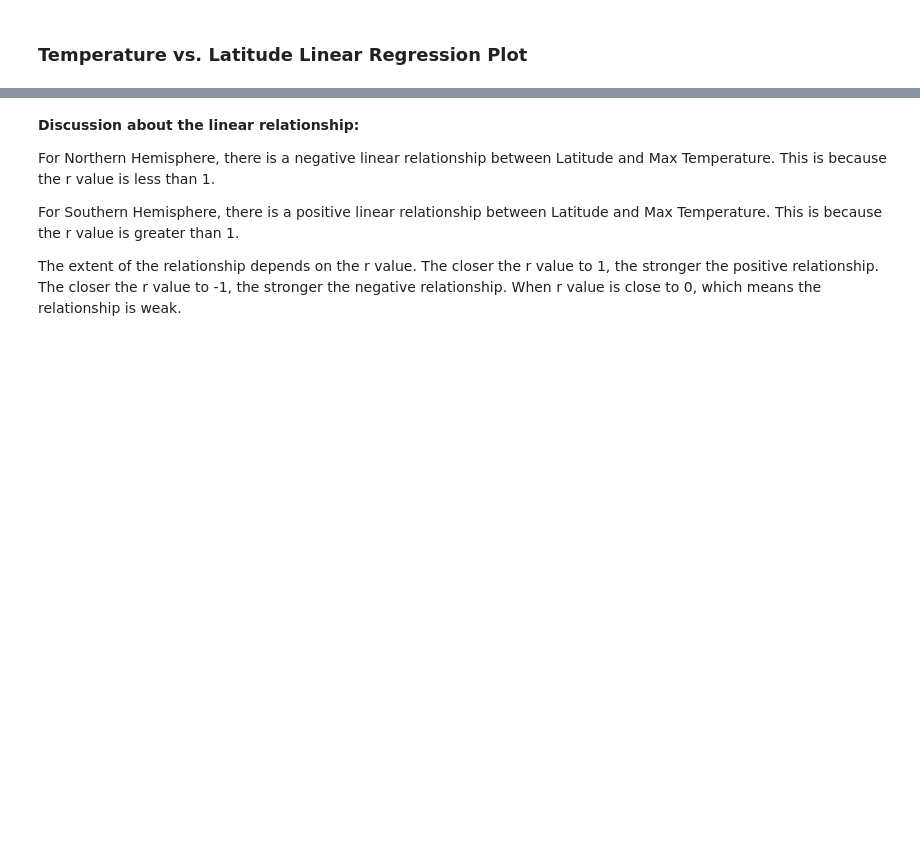
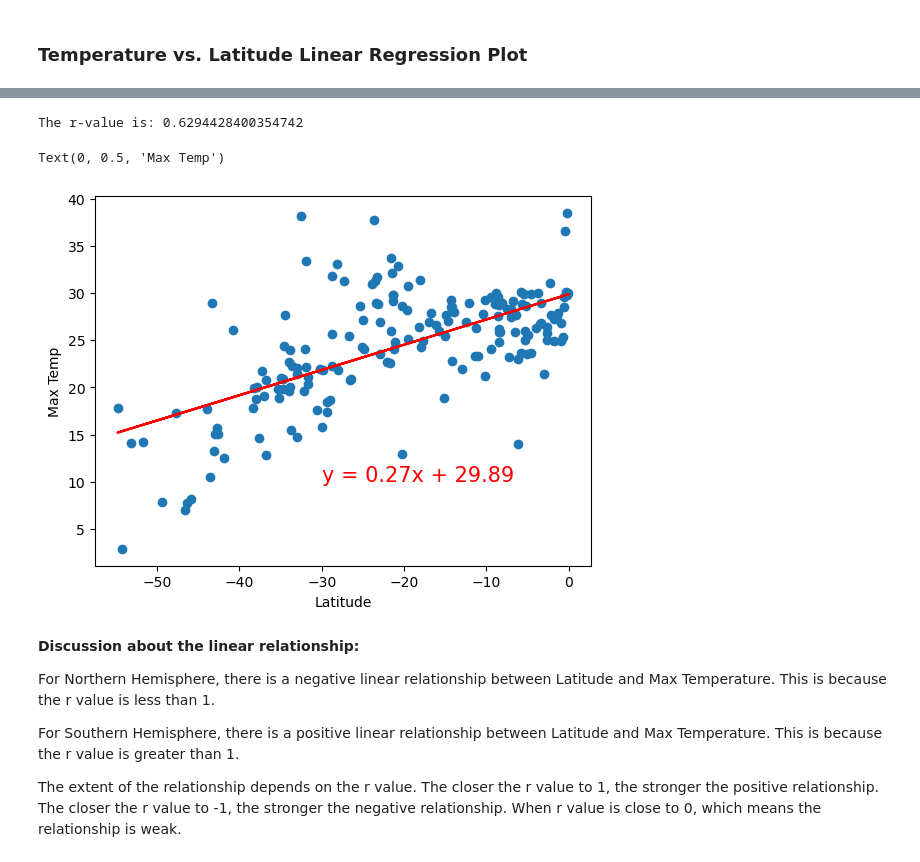
Before and after one commit to Roy-Ip/python-api-challenge, a Jupyter notebook: WeatherPy.ipynb, the cells around one changed output, grey strips where cells are left out. Drawn from its saved outputs; the diff is of its cells as text; code cells hidden in the pictures; blank space fills up the shorter version.

```diff
--- a/WeatherPy.ipynb
+++ b/WeatherPy.ipynb
@@ -358,3 +324,16 @@ The r-value is: 0.573818652100059
+# %%
+# Linear regression on Southern Hemisphere
+x_values = southern_hemi_df["Lat"]
+y_values = southern_hemi_df["Max Temp"]
+
+plot_linear_regression(x_values, y_values, "Max Temp", (-30,10))
+
+plt.xlabel('Latitude')
+plt.ylabel('Max Temp')
+# %% [output]
+The r-value is: 0.6294428400354742
+Text(0, 0.5, 'Max Temp')
+[figure, added]
 # %% [markdown]
 **Discussion about the linear relationship:**
 
```
Also changed, not shown: parts of 28 cells of this notebook, 6 other files.
